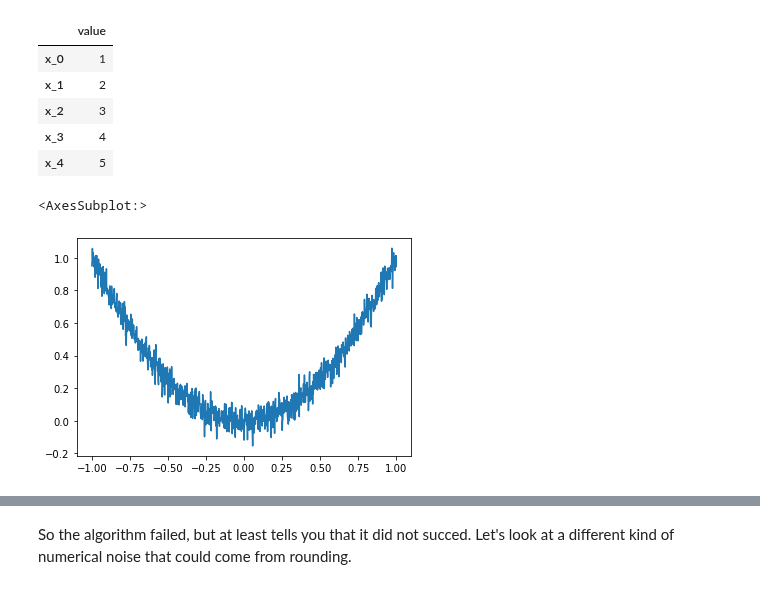
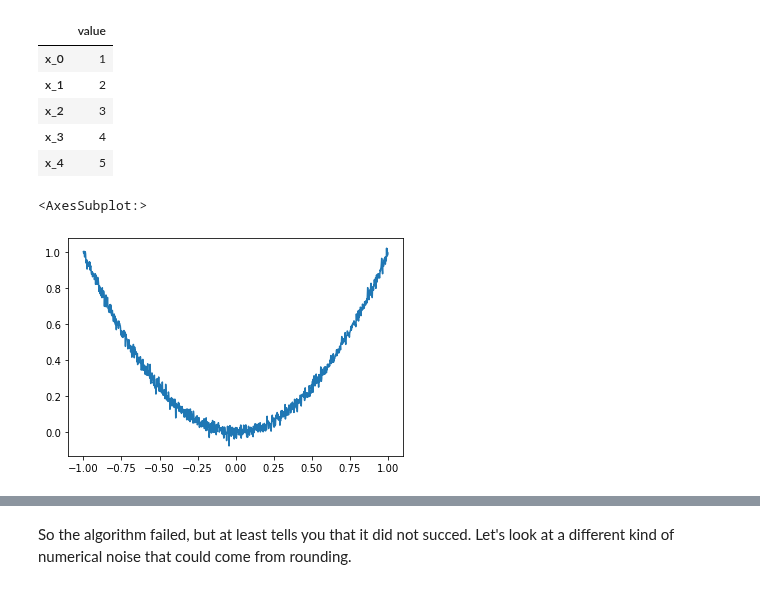
Before and after one commit to optimagic-dev/optimagic, a Jupyter notebook: docs/source/explanations/optimization/why_optimization_is_hard.ipynb, the cells around one changed output, grey strips where cells are left out. Saved outputs shown, nothing was run; the diff lists cells and outputs as text; code cells hidden in the pictures.

```diff
--- a/docs/source/explanations/optimization/why_optimization_is_hard.ipynb
+++ b/docs/source/explanations/optimization/why_optimization_is_hard.ipynb
@@ -84,12 +84,12 @@ start_params
 # %%
 grid = np.linspace(-1, 1, 1000)
 sns.lineplot(
     x=grid,
-    y=(grid**2) + rng.normal(scale=0.03, size=len(grid)),
+    y=(grid**2) + rng.normal(scale=0.02, size=len(grid)),
 )
 # %% [output]
 <AxesSubplot:>
-[figure, old version]
+[figure, new version]
 # %%
 res = minimize(
     criterion=sphere_with_noise,
```
Also changed, not shown: parts of 5 cells of this notebook.
